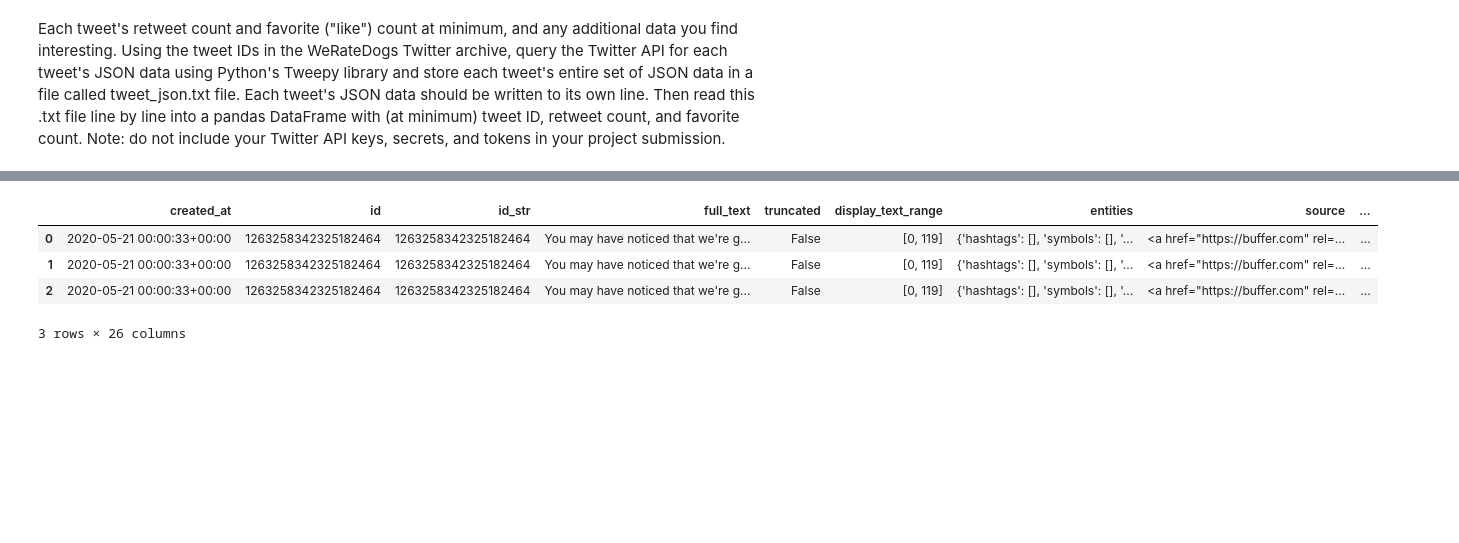
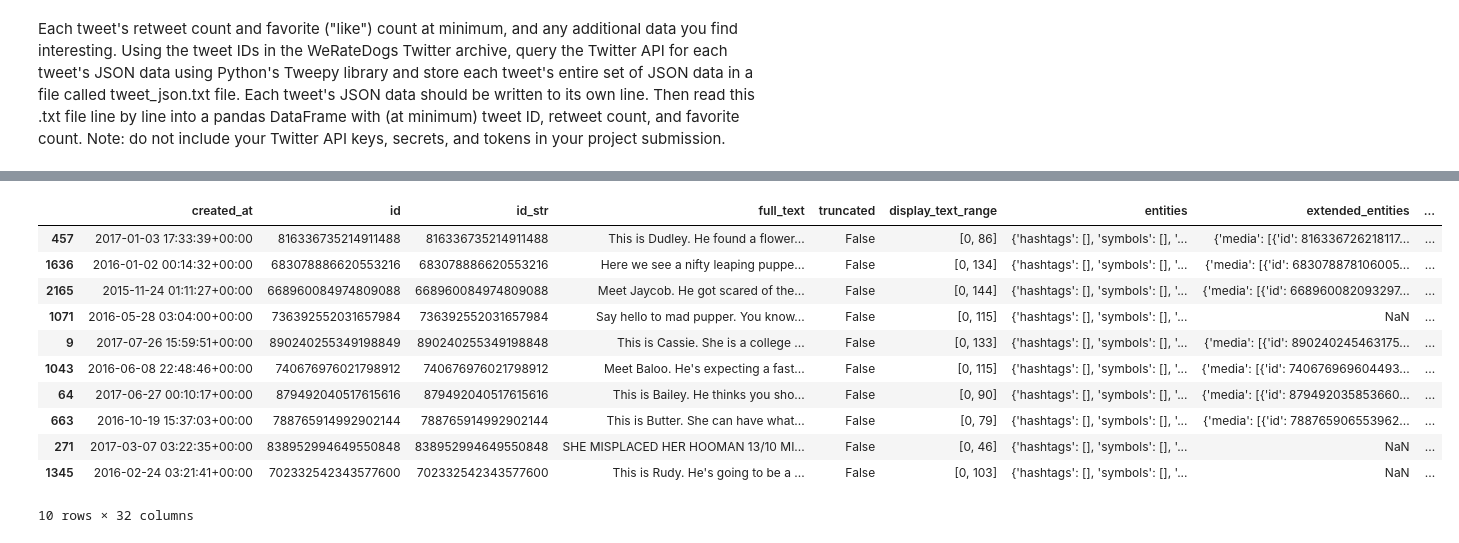
Before and after one commit to lizvqz/we_rate_dogs, a Jupyter notebook: wrangle_act.ipynb, the cells around one changed output, grey strips where cells are left out. Cells and saved outputs as stored; diff of their text form; code cells hidden in the pictures; blank space fills up the shorter version.

Commit message:
feat: Add tweepy API call for all the tweets

```diff
--- a/wrangle_act.ipynb
+++ b/wrangle_act.ipynb
@@ -61,10 +151,16 @@ with open('tweet.txt', 'a') as outfile:
 # %%
-df = pd.read_json('tweet.txt', lines=True)
+df = pd.read_json('tweet_json.txt', lines=True)
+df.sample(10)
+# %% [output]
+|  | created_at | id | id_str | full_text | truncated | display_text_range | entities | extended_entities | ... |
+| 457 | 2017-01-03 17:33:39+00:00 | 816336735214911488 | 816336735214911488 | This is Dudley. He found a flower... | False | [0, 86] | {'hashtags': [], 'symbols': [], '... | {'media': [{'id': 816336726218117... | ... |
+| 1636 | 2016-01-02 00:14:32+00:00 | 683078886620553216 | 683078886620553216 | Here we see a nifty leaping puppe... | False | [0, 134] | {'hashtags': [], 'symbols': [], '... | {'media': [{'id': 683078878106005... | ... |
+| 2165 | 2015-11-24 01:11:27+00:00 | 668960084974809088 | 668960084974809088 | Meet Jaycob. He got scared of the... | False | [0, 144] | {'hashtags': [], 'symbols': [], '... | {'media': [{'id': 668960082093297... | ... |
+| 1071 | 2016-05-28 03:04:00+00:00 | 736392552031657984 | 736392552031657984 | Say hello to mad pupper. You know... | False | [0, 115] | {'hashtags': [], 'symbols': [], '... | NaN | ... |
+| 9 | 2017-07-26 15:59:51+00:00 | 890240255349198849 | 890240255349198848 | This is Cassie. She is a college ... | False | [0, 133] | {'hashtags': [], 'symbols': [], '... | {'media': [{'id': 890240245463175... | ... |
+| 1043 | 2016-06-08 22:48:46+00:00 | 740676976021798912 | 740676976021798912 | Meet Baloo. He's expecting a fast... | False | [0, 115] | {'hashtags': [], 'symbols': [], '... | {'media': [{'id': 740676969604493... | ... |
+| 64 | 2017-06-27 00:10:17+00:00 | 879492040517615616 | 879492040517615616 | This is Bailey. He thinks you sho... | False | [0, 90] | {'hashtags': [], 'symbols': [], '... | {'media': [{'id': 879492035853660... | ... |
+| 663 | 2016-10-19 15:37:03+00:00 | 788765914992902144 | 788765914992902144 | This is Butter. She can have what... | False | [0, 79] | {'hashtags': [], 'symbols': [], '... | {'media': [{'id': 788765906553962... | ... |
+| 271 | 2017-03-07 03:22:35+00:00 | 838952994649550848 | 838952994649550848 | SHE MISPLACED HER HOOMAN 13/10 MI... | False | [0, 46] | {'hashtags': [], 'symbols': [], '... | NaN | ... |
+| 1345 | 2016-02-24 03:21:41+00:00 | 702332542343577600 | 702332542343577600 | This is Rudy. He's going to be a ... | False | [0, 103] | {'hashtags': [], 'symbols': [], '... | NaN | ... |
+10 rows × 32 columns
-# %%
-df
-# %% [output]
-|  | created_at | id | id_str | full_text | truncated | display_text_range | entities | source | ... |
-| 0 | 2020-05-21 00:00:33+00:00 | 1263258342325182464 | 1263258342325182464 | You may have noticed that we're g... | False | [0, 119] | {'hashtags': [], 'symbols': [], '... | <a href="https://buffer.com" rel=... | ... |
-| 1 | 2020-05-21 00:00:33+00:00 | 1263258342325182464 | 1263258342325182464 | You may have noticed that we're g... | False | [0, 119] | {'hashtags': [], 'symbols': [], '... | <a href="https://buffer.com" rel=... | ... |
-| 2 | 2020-05-21 00:00:33+00:00 | 1263258342325182464 | 1263258342325182464 | You may have noticed that we're g... | False | [0, 119] | {'hashtags': [], 'symbols': [], '... | <a href="https://buffer.com" rel=... | ... |
-3 rows × 26 columns
```
Also changed, not shown: parts of 13 cells of this notebook.
